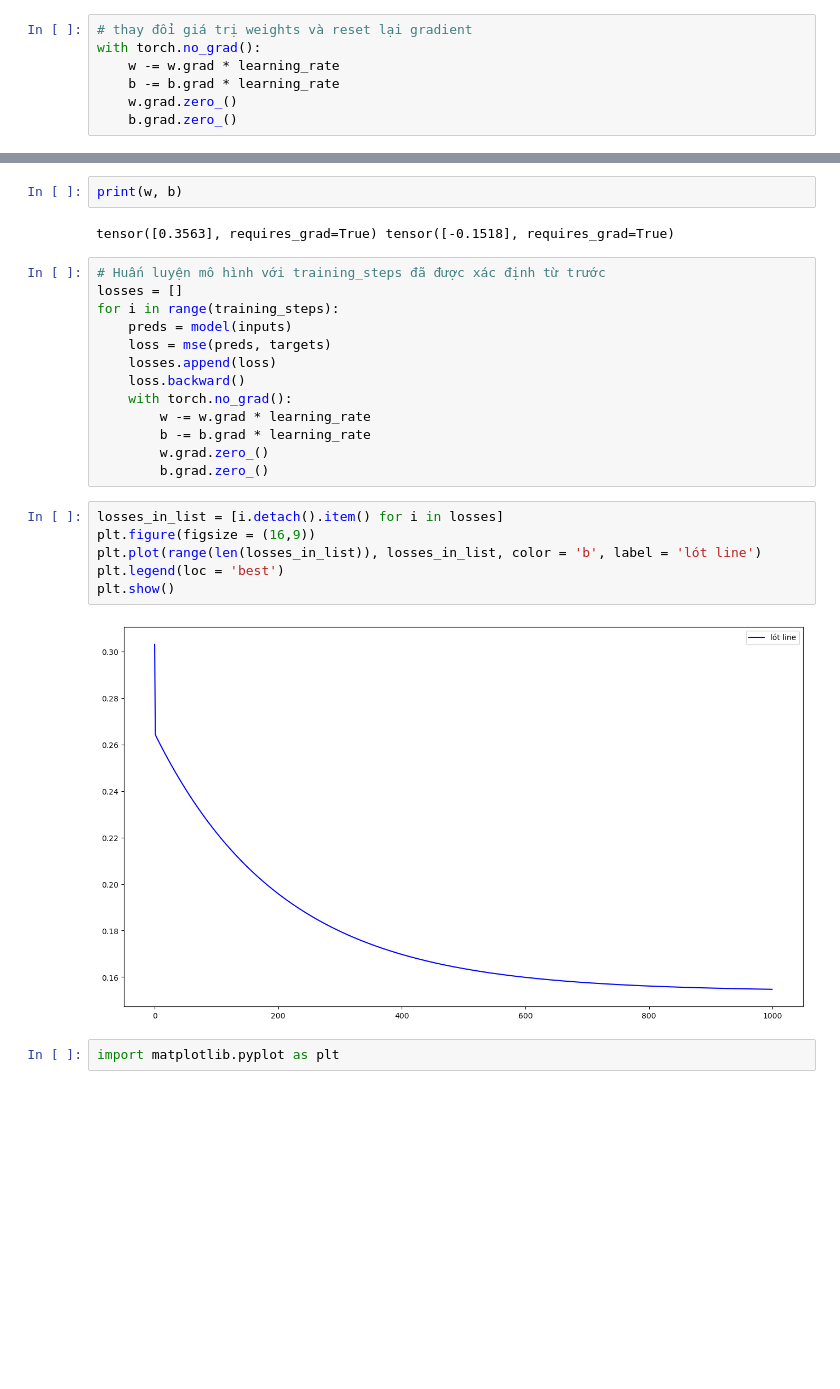
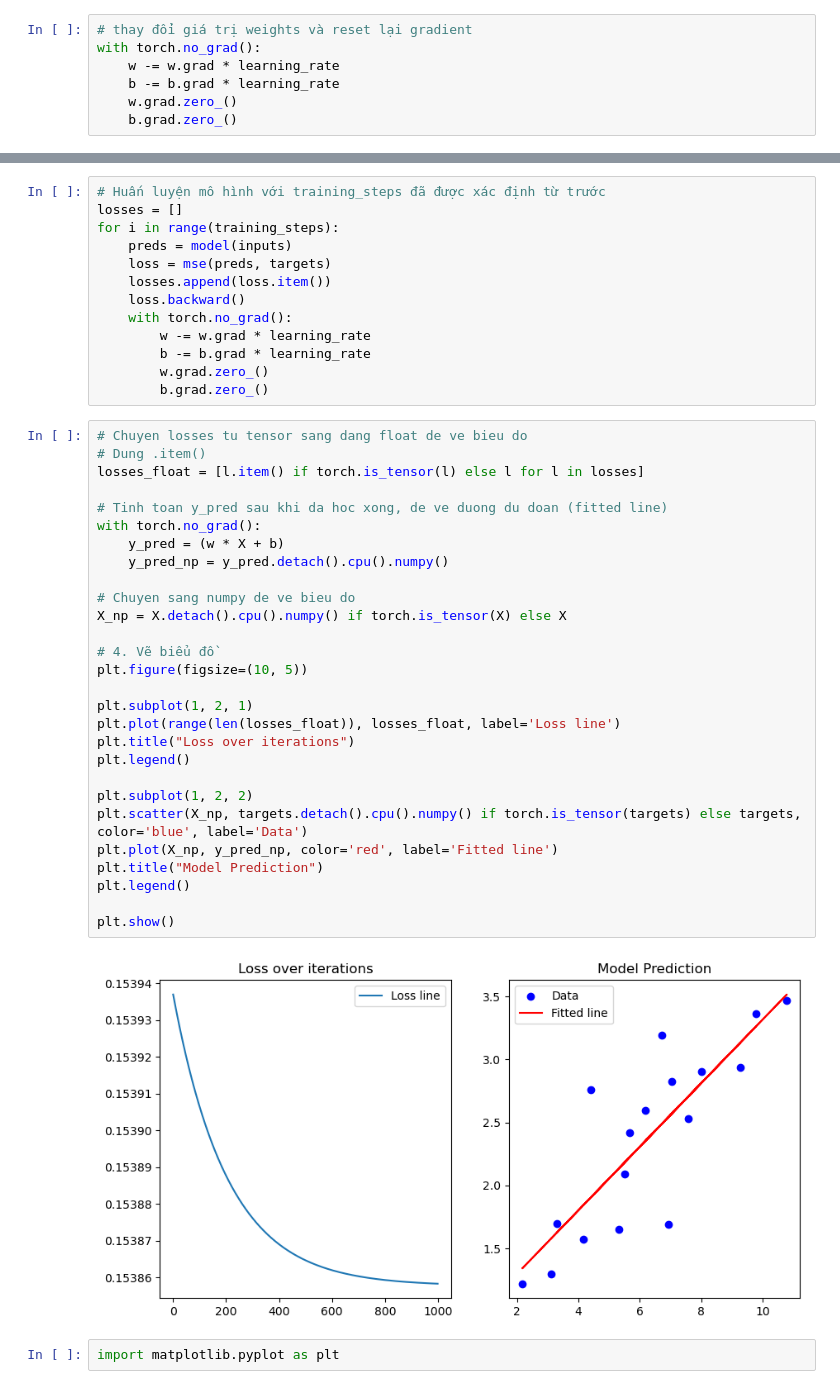
Before and after one commit to Kaio54547568/GR1, a Jupyter notebook: Ex10/thuc_hanh.ipynb, the cells around one changed output, grey strips where cells are left out. Saved outputs shown, nothing was run; the diff lists cells and outputs as text; blank space fills up the shorter version.

```diff
--- a/Ex10/thuc_hanh.ipynb
+++ b/Ex10/thuc_hanh.ipynb
@@ -96,28 +76,46 @@ tensor(0.3031, dtype=torch.float64, grad_fn=<DivBackward0>)
-# %%
-print(w, b)
-# %% [output]
-tensor([0.3563], requires_grad=True) tensor([-0.1518], requires_grad=True)
 # %%
 # Huấn luyện mô hình với training_steps đã được xác định từ trước
 losses = []
 for i in range(training_steps):
     preds = model(inputs)
     loss = mse(preds, targets)
-    losses.append(loss)
+    losses.append(loss.item())
     loss.backward()
     with torch.no_grad():
         w -= w.grad * learning_rate
         b -= b.grad * learning_rate
         w.grad.zero_()
         b.grad.zero_()
-# %%
-losses_in_list = [i.detach().item() for i in losses]
-plt.figure(figsize = (16,9))
-plt.plot(range(len(losses_in_list)), losses_in_list, color = 'b', label = 'lót line')
-plt.legend(loc = 'best')
-plt.show()
-# %% [output]
-[figure, removed]
+# %%
+# Chuyen losses tu tensor sang dang float de ve bieu do
+# Dung .item()
+losses_float = [l.item() if torch.is_tensor(l) else l for l in losses]
+
+# Tinh toan y_pred sau khi da hoc xong, de ve duong du doan (fitted line)
+with torch.no_grad():
+    y_pred = (w * X + b)
+    y_pred_np = y_pred.detach().cpu().numpy()
+
+# Chuyen sang numpy de ve bieu do
+X_np = X.detach().cpu().numpy() if torch.is_tensor(X) else X
+
+# 4. Vẽ biểu đồ
+plt.figure(figsize=(10, 5))
+
+plt.subplot(1, 2, 1)
+plt.plot(range(len(losses_float)), losses_float, label='Loss line')
+plt.title("Loss over iterations")
+plt.legend()
+
+plt.subplot(1, 2, 2)
+plt.scatter(X_np, targets.detach().cpu().numpy() if torch.is_tensor(targets) else targets, color='blue', label='Data')
+plt.plot(X_np, y_pred_np, color='red', label='Fitted line')
+plt.title("Model Prediction")
+plt.legend()
+
+plt.show()
+# %% [output]
+[figure, added]
 # %%
 import matplotlib.pyplot as plt
 # %%
```
Also changed, not shown: parts of 10 cells of this notebook.
